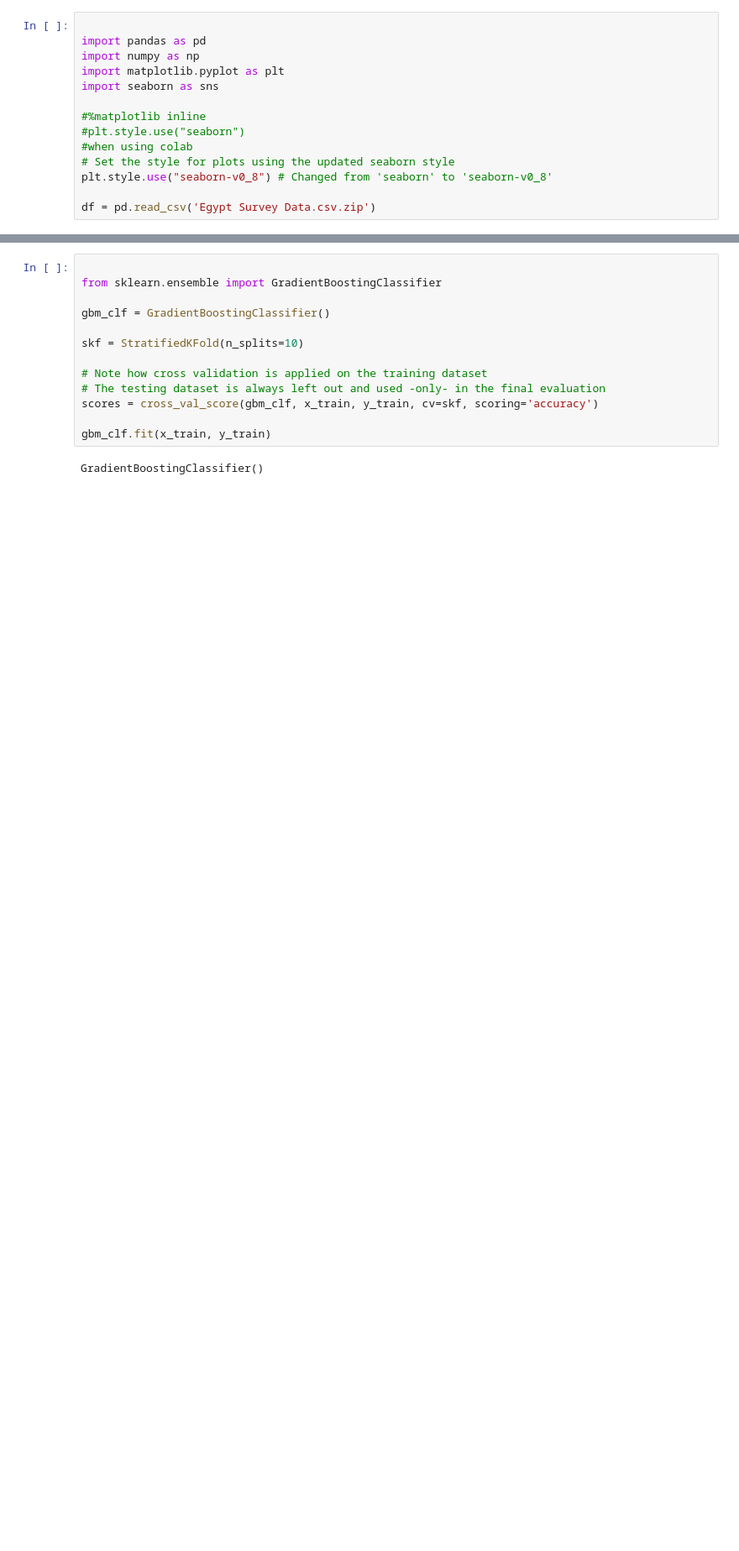
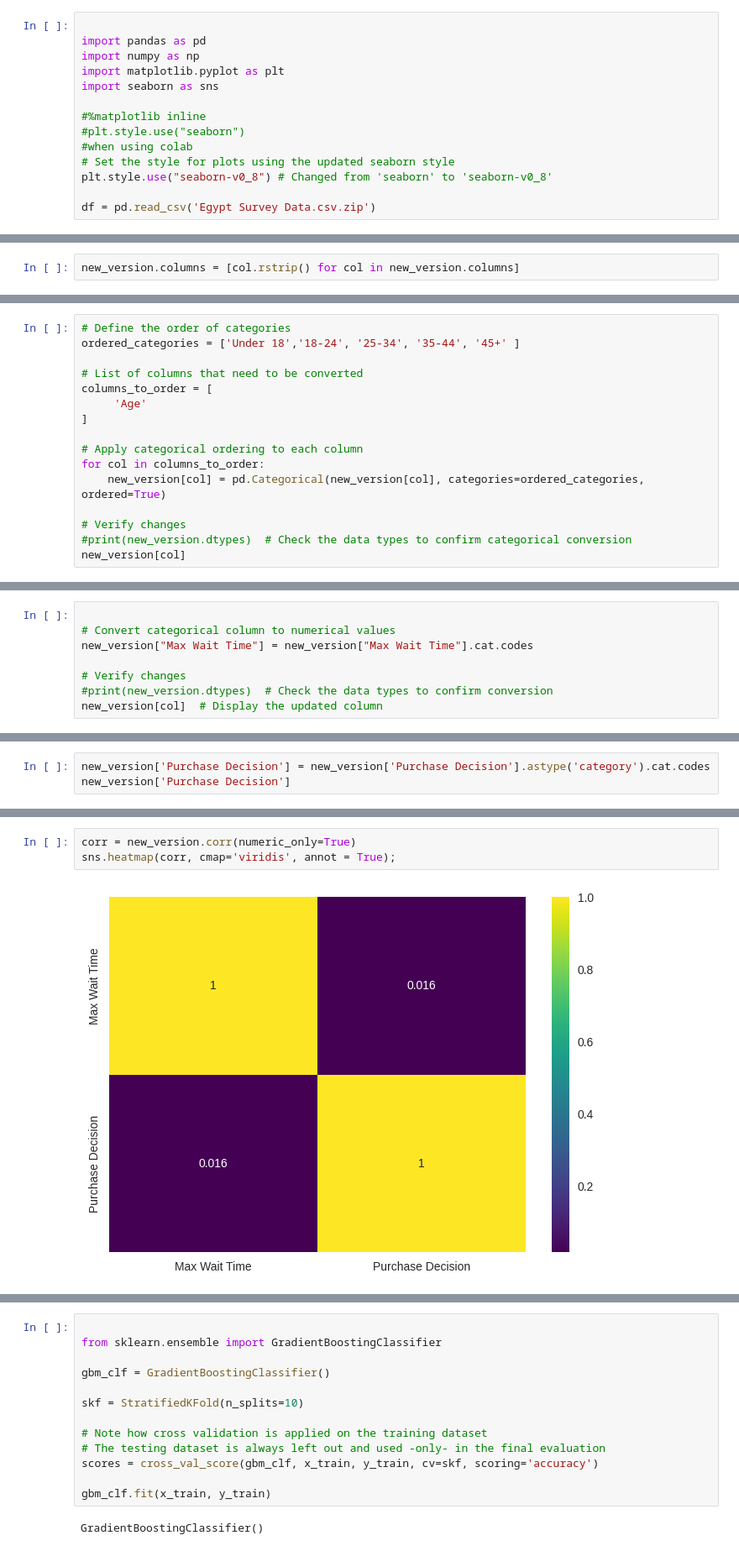
Before and after one commit to mayamoneib/deliveryfood, a Jupyter notebook: surveydata.ipynb, the cells around one changed output, grey strips where cells are left out. Shown: that part at 84% size. Drawn from its saved outputs; the diff is of its cells as text; blank space fills up the shorter version.

```diff
--- a/surveydata.ipynb
+++ b/surveydata.ipynb
@@ -371,0 +104,2 @@ Confusion Matrix:
+# %%
+new_version.columns = [col.rstrip() for col in new_version.columns]
@@ -371,0 +282,16 @@ Confusion Matrix:
+# %%
+# Define the order of categories
+ordered_categories = ['Under 18','18-24', '25-34', '35-44', '45+' ]
+
+# List of columns that need to be converted
+columns_to_order = [
+     'Age'
+]
+
+# Apply categorical ordering to each column
+for col in columns_to_order:
+    new_version[col] = pd.Categorical(new_version[col], categories=ordered_categories, ordered=True)
+
+# Verify changes
+#print(new_version.dtypes)  # Check the data types to confirm categorical conversion
+new_version[col]
@@ -371,0 +333,8 @@ Confusion Matrix:
+# %%
+
+# Convert categorical column to numerical values
+new_version["Max Wait Time"] = new_version["Max Wait Time"].cat.codes
+
+# Verify changes
+#print(new_version.dtypes)  # Check the data types to confirm conversion
+new_version[col]  # Display the updated column
@@ -371,0 +382,3 @@ Confusion Matrix:
+# %%
+new_version['Purchase Decision'] = new_version['Purchase Decision'].astype('category').cat.codes
+new_version['Purchase Decision']
@@ -371,0 +408,5 @@ Confusion Matrix:
+# %%
+corr = new_version.corr(numeric_only=True)
+sns.heatmap(corr, cmap='viridis', annot = True);
+# %% [output]
+[figure, added]
```
Also changed, not shown: parts of 58 cells of this notebook.
